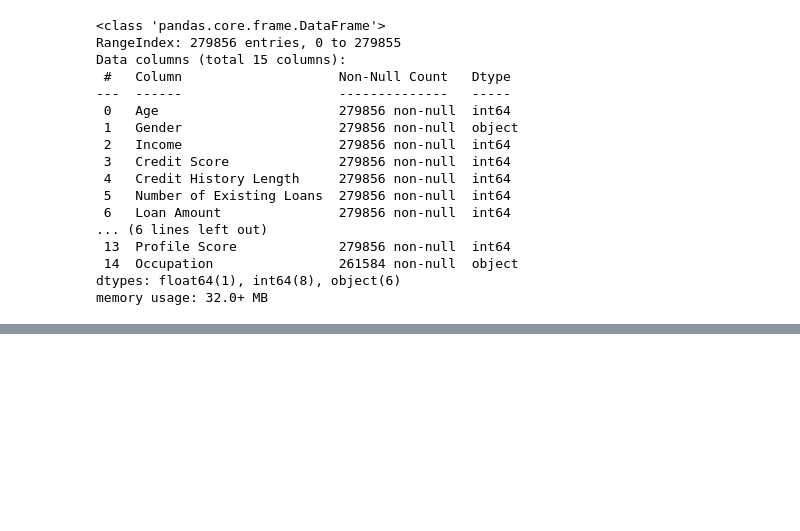
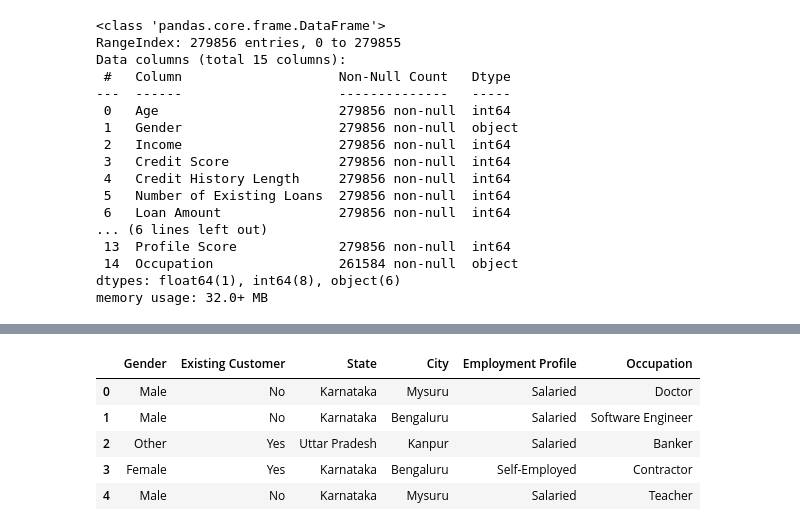
Before and after one commit to manoloacademia/aprMaqI_CEIA, a Jupyter notebook: trabajo_final/credit_v1.ipynb, the cells around one changed output, grey strips where cells are left out. Cells and saved outputs as stored; diff of their text form; code cells hidden in the pictures; blank space fills up the shorter version.

```diff
--- a/trabajo_final/credit_v1.ipynb
+++ b/trabajo_final/credit_v1.ipynb
@@ -41,0 +153,10 @@ memory usage: 32.0+ MB
+# %%
+# Vemos las variables categóricas
+X[categoricas].head()
+# %% [output]
+|  | Gender | Existing Customer | State | City | Employment Profile | Occupation |
+| 0 | Male | No | Karnataka | Mysuru | Salaried | Doctor |
+| 1 | Male | No | Karnataka | Bengaluru | Salaried | Software Engineer |
+| 2 | Other | Yes | Uttar Pradesh | Kanpur | Salaried | Banker |
+| 3 | Female | Yes | Karnataka | Bengaluru | Self-Employed | Contractor |
+| 4 | Male | No | Karnataka | Mysuru | Salaried | Teacher |
```
Also changed, not shown: parts of 17 cells of this notebook.
